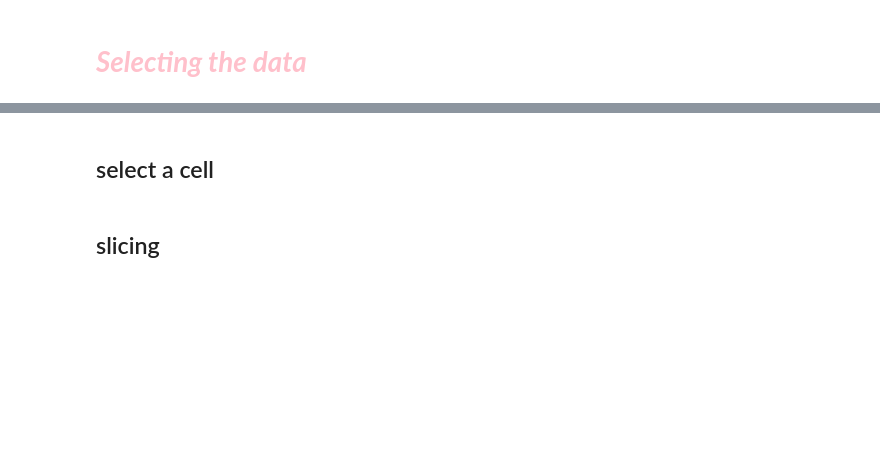
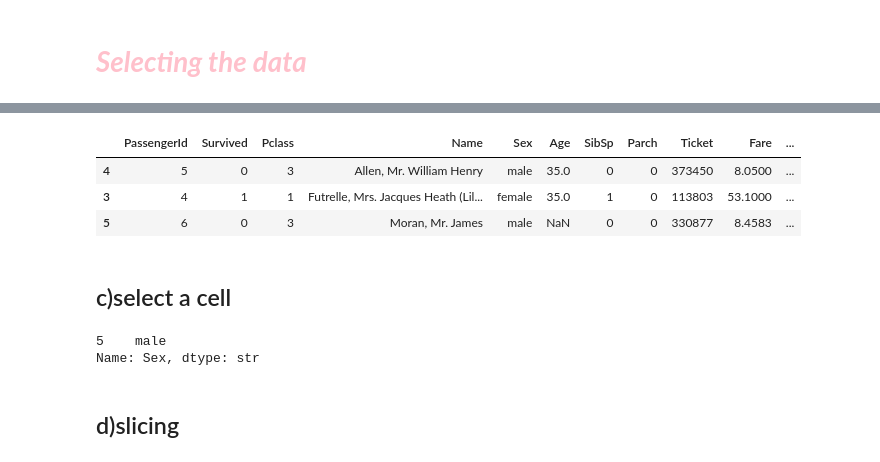
Before and after one commit to Mdshahid123/data_analyst, a Jupyter notebook: pandas/pandas.ipynb, the cells around one changed output, grey strips where cells are left out. Cells and saved outputs as stored; diff of their text form; code cells hidden in the pictures; blank space fills up the shorter version.

```diff
--- a/pandas/pandas.ipynb
+++ b/pandas/pandas.ipynb
@@ -269,7 +294,29 @@ Use .loc[] (label-based) and .iloc[] (position-based):
 
 df.loc[0]                # First row (by label)
 df.iloc[0]               # First row (by position)
+# %%
+import pandas as df
+df=df.read_csv("train.csv")
+
+# select one row
+df.loc[[4]]
+
+# multiple rows
+
+df.loc[[4,3,5]]
+# %% [output]
+|  | PassengerId | Survived | Pclass | Name | Sex | Age | SibSp | Parch | Ticket | Fare | ... |
+| 4 | 5 | 0 | 3 | Allen, Mr. William Henry | male | 35.0 | 0 | 0 | 373450 | 8.0500 | ... |
+| 3 | 4 | 1 | 1 | Futrelle, Mrs. Jacques Heath (Lil... | female | 35.0 | 1 | 0 | 113803 | 53.1000 | ... |
+| 5 | 6 | 0 | 3 | Moran, Mr. James | male | NaN | 0 | 0 | 330877 | 8.4583 | ... |
 # %% [markdown]
-## select a cell
+## c)select a cell
+# %%
+import pandas as pd
+df=pd.read_csv("train.csv")
+df.loc[[5],"Sex"]
+# %% [output]
+5    male
+Name: Sex, dtype: str
 # %% [markdown]
-## slicing
+## d)slicing
```
Also changed, not shown: parts of 14 cells of this notebook, 1 other file.
